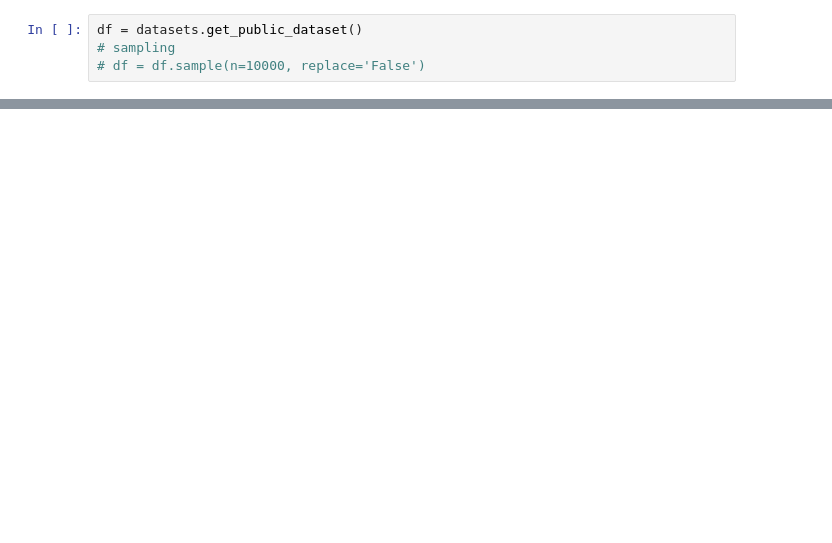
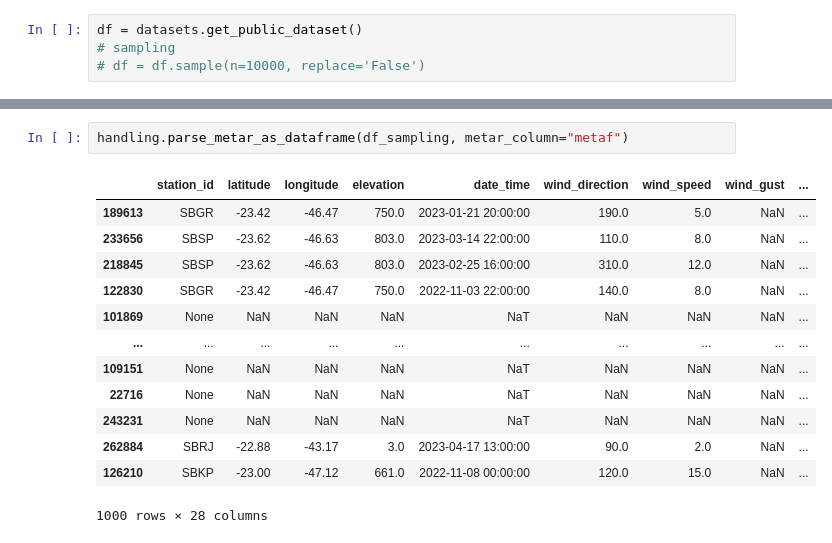
Before and after one commit to ryukinix/dsc2024, a Jupyter notebook: notebooks/exploratory-analysis.ipynb, the cells around one changed output, grey strips where cells are left out. Cells and saved outputs as stored; diff of their text form; blank space fills up the shorter version.

```diff
--- a/notebooks/exploratory-analysis.ipynb
+++ b/notebooks/exploratory-analysis.ipynb
@@ -73,0 +55,16 @@ df['metar'].dropna().iloc[0]
+# %%
+handling.parse_metar_as_dataframe(df_sampling, metar_column="metaf")
+# %% [output]
+|  | station_id | latitude | longitude | elevation | date_time | wind_direction | wind_speed | wind_gust | ... |
+| 189613 | SBGR | -23.42 | -46.47 | 750.0 | 2023-01-21 20:00:00 | 190.0 | 5.0 | NaN | ... |
+| 233656 | SBSP | -23.62 | -46.63 | 803.0 | 2023-03-14 22:00:00 | 110.0 | 8.0 | NaN | ... |
+| 218845 | SBSP | -23.62 | -46.63 | 803.0 | 2023-02-25 16:00:00 | 310.0 | 12.0 | NaN | ... |
+| 122830 | SBGR | -23.42 | -46.47 | 750.0 | 2022-11-03 22:00:00 | 140.0 | 8.0 | NaN | ... |
+| 101869 | None | NaN | NaN | NaN | NaT | NaN | NaN | NaN | ... |
+| ... | ... | ... | ... | ... | ... | ... | ... | ... | ... |
+| 109151 | None | NaN | NaN | NaN | NaT | NaN | NaN | NaN | ... |
+| 22716 | None | NaN | NaN | NaN | NaT | NaN | NaN | NaN | ... |
+| 243231 | None | NaN | NaN | NaN | NaT | NaN | NaN | NaN | ... |
+| 262884 | SBRJ | -22.88 | -43.17 | 3.0 | 2023-04-17 13:00:00 | 90.0 | 2.0 | NaN | ... |
+| 126210 | SBKP | -23.00 | -47.12 | 661.0 | 2022-11-08 00:00:00 | 120.0 | 15.0 | NaN | ... |
+1000 rows × 28 columns
```
Also changed, not shown: parts of 11 cells of this notebook, 2 other files.
